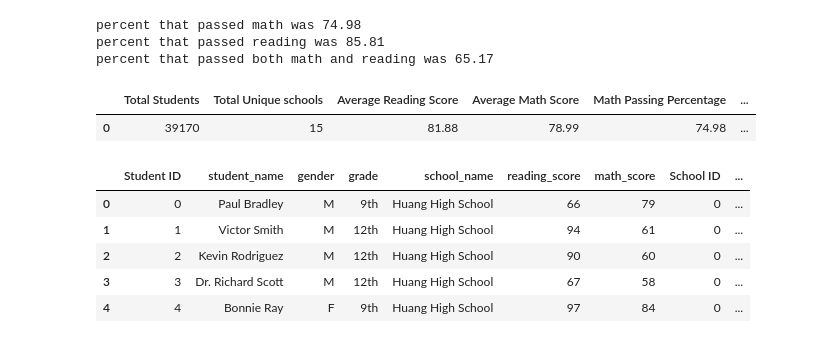
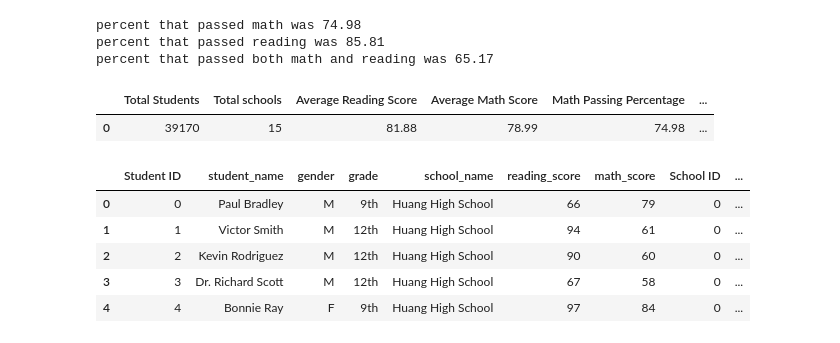
Before and after one commit to hasanhaider2468/pandas-challenge, a Jupyter notebook: PyCitySchools/Project-Code.ipynb, the cells around one changed output. Cells and saved outputs as stored; diff of their text form; code cells hidden in the pictures.

```diff
--- a/PyCitySchools/Project-Code.ipynb
+++ b/PyCitySchools/Project-Code.ipynb
@@ -72,18 +72,18 @@ percent that passed both math and reading was 65.17
 # %%
 district_summary = pd.DataFrame({
     "Total Students" : [len(total_students)],
-    "Total Unique schools " : [len(total_unique_schools)],
+    "Total schools " : [len(total_unique_schools)],
     "Average Reading Score": [round((reading_average),2)],
     "Average Math Score": [round((math_average),2)],
     "Math Passing Percentage" : [percent_passed_math],
     "Reading Passing Percentage" : [percent_passed_reading],
     "Passing both percentage" : [percent_passed_both]
 }
 )
 
 district_summary
 # %% [output]
-|  | Total Students | Total Unique schools | Average Reading Score | Average Math Score | Math Passing Percentage | ... |
+|  | Total Students | Total schools | Average Reading Score | Average Math Score | Math Passing Percentage | ... |
 | 0 | 39170 | 15 | 81.88 | 78.99 | 74.98 | ... |
 # %%
 school_data_complete.head()
```
Also changed, not shown: parts of 1 cell of this notebook, 1 other file.
